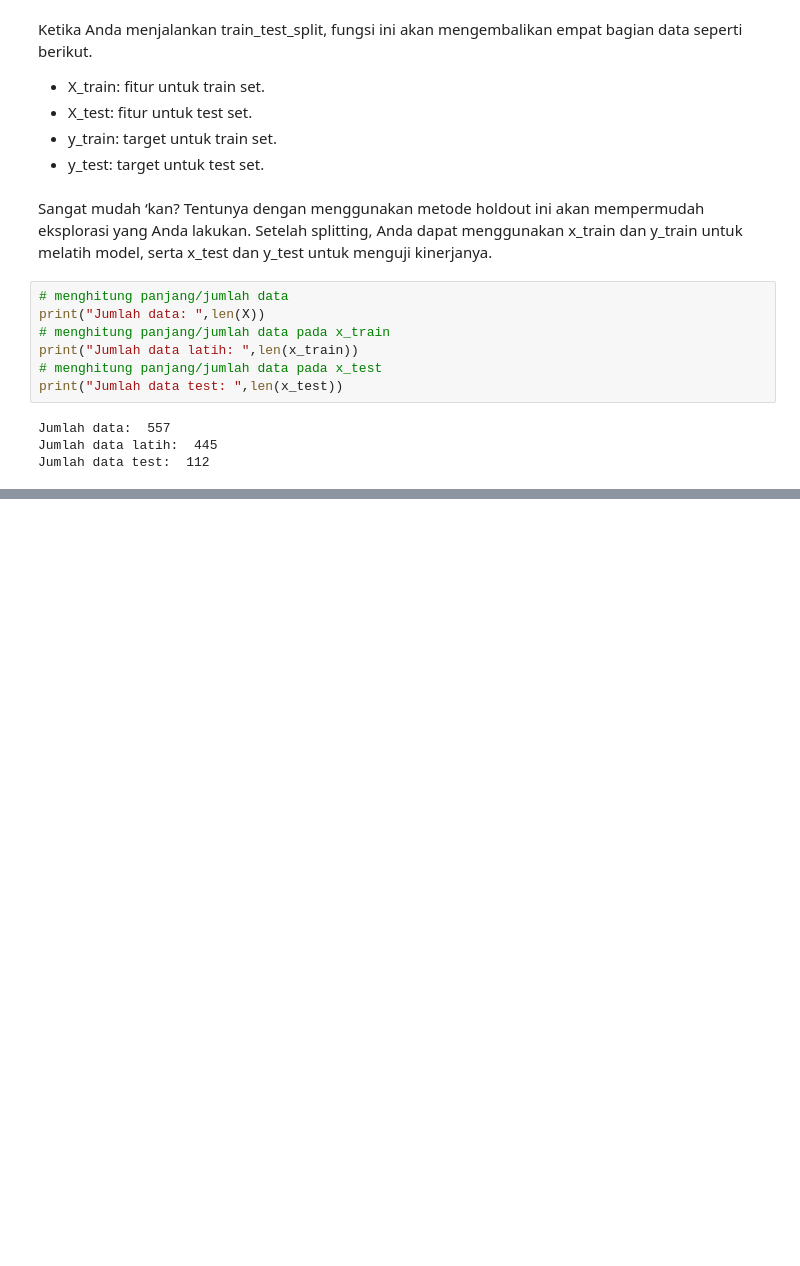
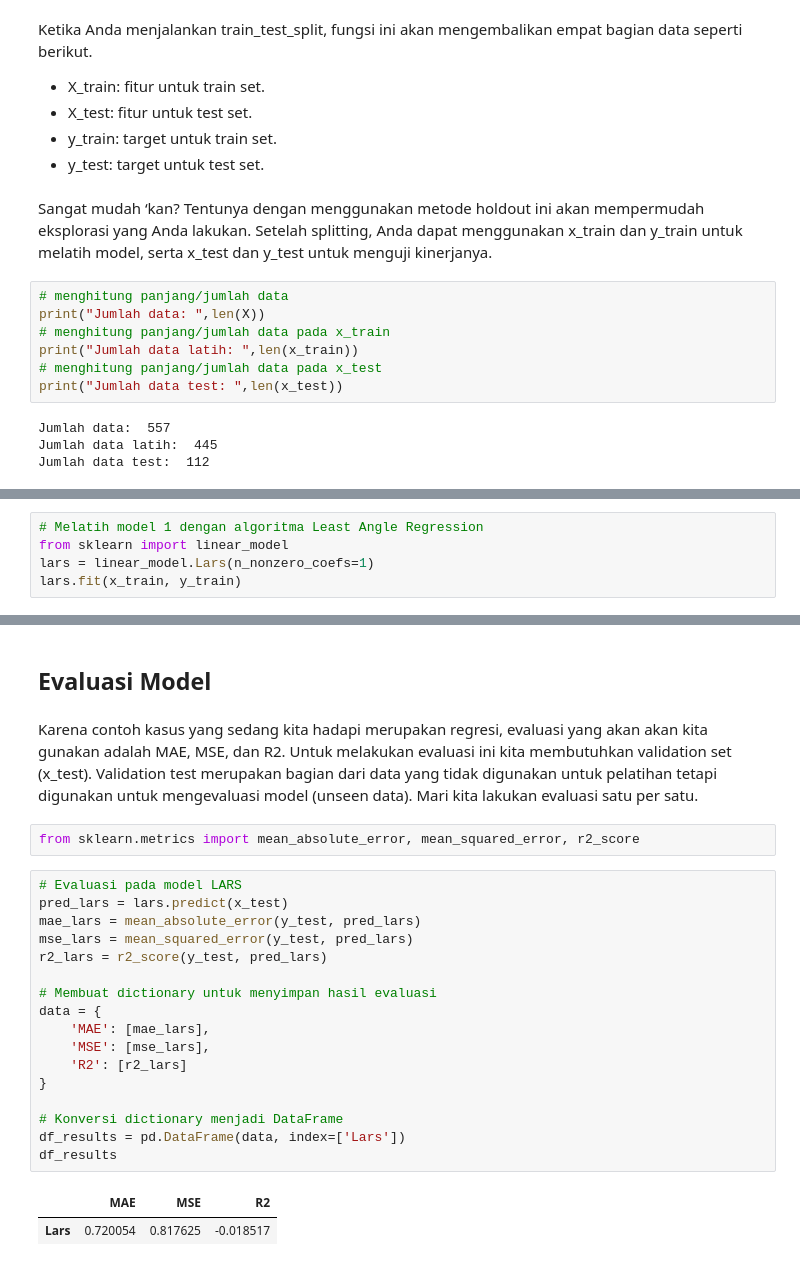
Before and after one commit to batrianugrah/prediksi_nilai, a Jupyter notebook: cr_model.ipynb, the cells around one changed output, grey strips where cells are left out. Saved outputs shown, nothing was run; the diff lists cells and outputs as text; blank space fills up the shorter version.

```diff
--- a/cr_model.ipynb
+++ b/cr_model.ipynb
@@ -649,0 +656,5 @@ Jumlah data test:  112
+# %%
+# Melatih model 1 dengan algoritma Least Angle Regression
+from sklearn import linear_model
+lars = linear_model.Lars(n_nonzero_coefs=1)
+lars.fit(x_train, y_train)
@@ -649,0 +677,26 @@ Jumlah data test:  112
+# %% [markdown]
+## Evaluasi Model
+# %% [markdown]
+Karena contoh kasus yang sedang kita hadapi merupakan regresi, evaluasi yang akan akan kita gunakan adalah MAE, MSE, dan R2. Untuk melakukan evaluasi ini kita membutuhkan validation set (x_test). Validation test merupakan bagian dari data yang tidak digunakan untuk pelatihan tetapi digunakan untuk mengevaluasi model (unseen data). Mari kita lakukan evaluasi satu per satu.
+# %%
+from sklearn.metrics import mean_absolute_error, mean_squared_error, r2_score
+# %%
+# Evaluasi pada model LARS
+pred_lars = lars.predict(x_test)
+mae_lars = mean_absolute_error(y_test, pred_lars)
+mse_lars = mean_squared_error(y_test, pred_lars)
+r2_lars = r2_score(y_test, pred_lars)
+
+# Membuat dictionary untuk menyimpan hasil evaluasi
+data = {
+    'MAE': [mae_lars],
+    'MSE': [mse_lars],
+    'R2': [r2_lars]
+}
+
+# Konversi dictionary menjadi DataFrame
+df_results = pd.DataFrame(data, index=['Lars'])
+df_results
+# %% [output]
+|  | MAE | MSE | R2 |
+| Lars | 0.720054 | 0.817625 | -0.018517 |
```
Also changed, not shown: parts of 25 cells of this notebook, 5 other files.
